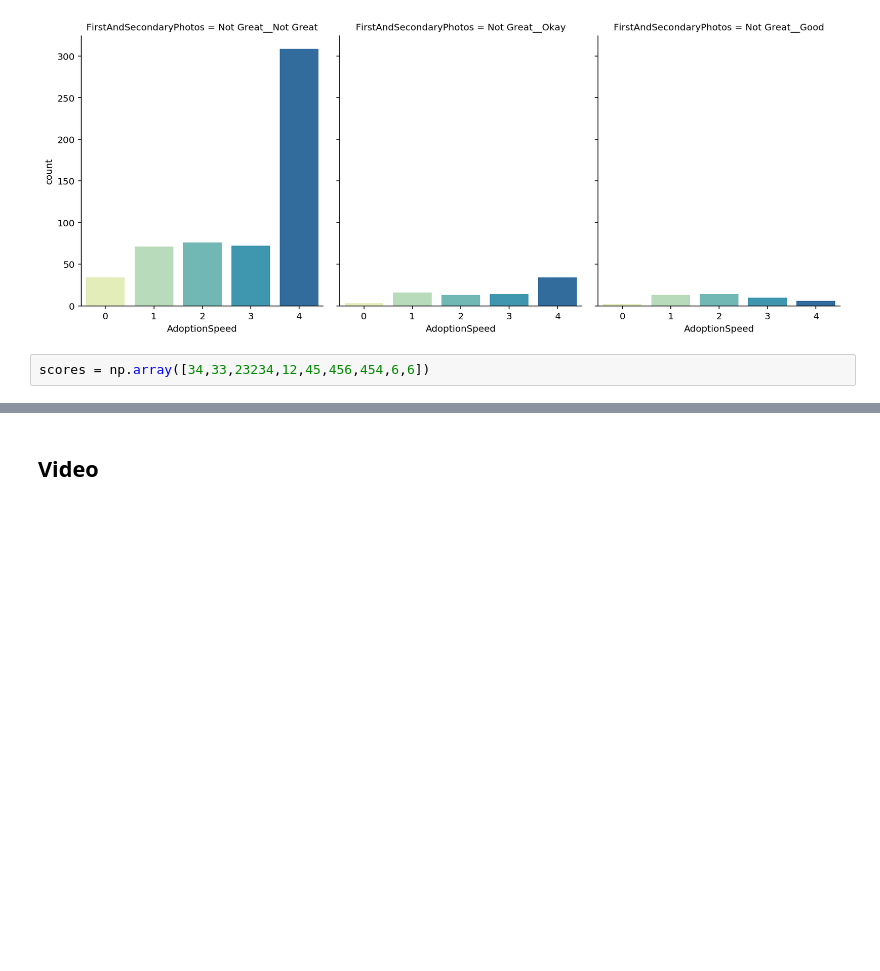
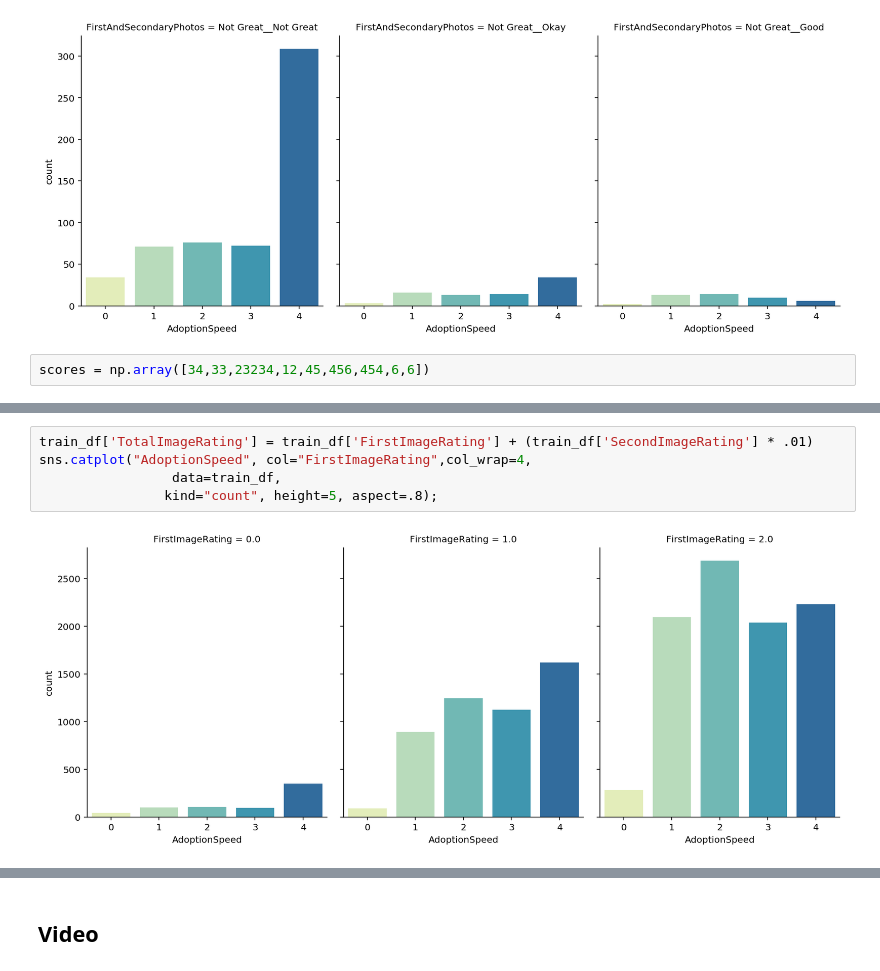
Before and after one commit to alhankeser/kaggle-petfinder, a Jupyter notebook: notebooks/step-by-step-eda-and-score-improvements.ipynb, the cells around one changed output, grey strips where cells are left out. Saved outputs shown, nothing was run; the diff lists cells and outputs as text; blank space fills up the shorter version.

```diff
--- a/notebooks/step-by-step-eda-and-score-improvements.ipynb
+++ b/notebooks/step-by-step-eda-and-score-improvements.ipynb
@@ -451,0 +603,7 @@ array([   33, 23234,    12,    45,   456,   454,     6,     6])
+# %%
+train_df['TotalImageRating'] = train_df['FirstImageRating'] + (train_df['SecondImageRating'] * .01)
+sns.catplot("AdoptionSpeed", col="FirstImageRating",col_wrap=4,
+                 data=train_df,
+                kind="count", height=5, aspect=.8);
+# %% [output]
+[figure, added]
```
Also changed, not shown: parts of 22 cells of this notebook, 4 other files.
